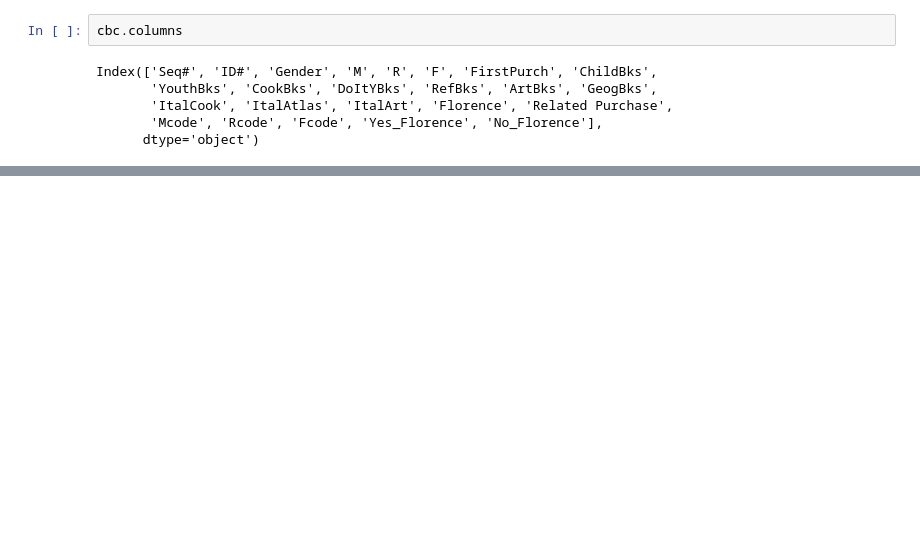
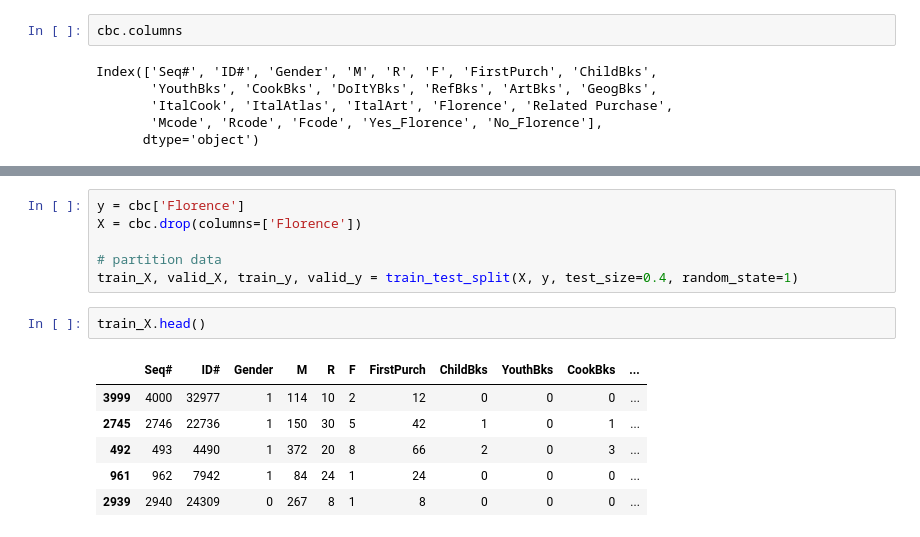
Before and after one commit to Damilare1989/Business-Analytics-Use-Cases, a Jupyter notebook: Use Case 1.ipynb, the cells around one changed output, grey strips where cells are left out. Cells and saved outputs as stored; diff of their text form; blank space fills up the shorter version.

```diff
--- a/Use Case 1.ipynb
+++ b/Use Case 1.ipynb
@@ -56,0 +71,15 @@ Name: 0, dtype: int64
+# %%
+y = cbc['Florence']
+X = cbc.drop(columns=['Florence'])
+
+# partition data
+train_X, valid_X, train_y, valid_y = train_test_split(X, y, test_size=0.4, random_state=1)
+# %%
+train_X.head()
+# %% [output]
+|  | Seq# | ID# | Gender | M | R | F | FirstPurch | ChildBks | YouthBks | CookBks | ... |
+| 3999 | 4000 | 32977 | 1 | 114 | 10 | 2 | 12 | 0 | 0 | 0 | ... |
+| 2745 | 2746 | 22736 | 1 | 150 | 30 | 5 | 42 | 1 | 0 | 1 | ... |
+| 492 | 493 | 4490 | 1 | 372 | 20 | 8 | 66 | 2 | 0 | 3 | ... |
+| 961 | 962 | 7942 | 1 | 84 | 24 | 1 | 24 | 0 | 0 | 0 | ... |
+| 2939 | 2940 | 24309 | 0 | 267 | 8 | 1 | 8 | 0 | 0 | 0 | ... |
```
Also changed, not shown: parts of 110 cells of this notebook.
